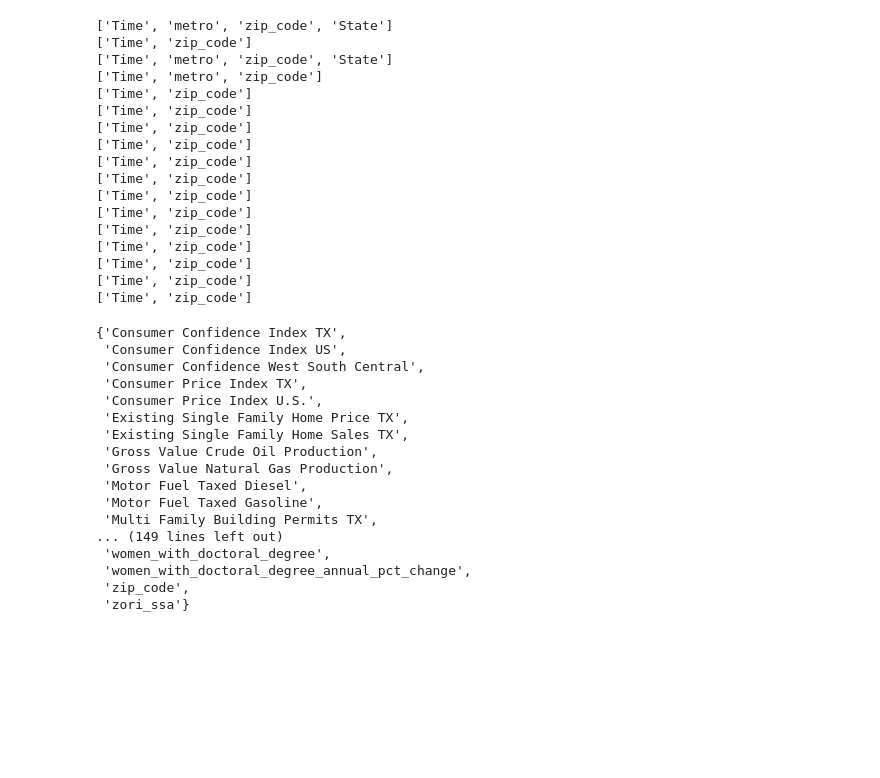
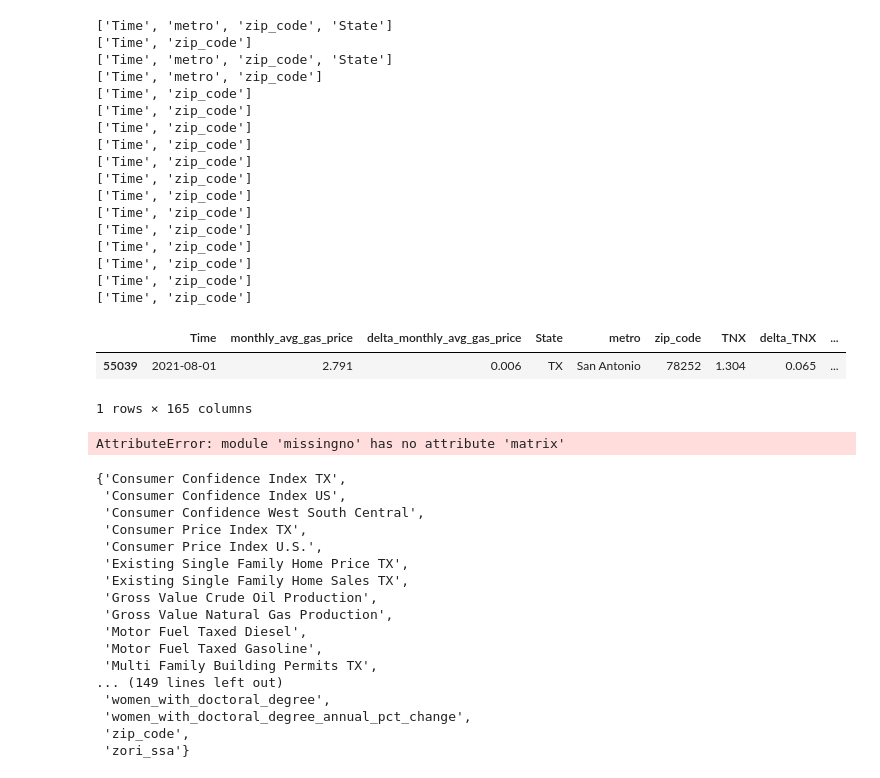
Before and after one commit to HaydenWarren/zri-forecast, a Jupyter notebook: Robert_Lando/XGBoost Attempt.ipynb, the cells around one changed output. Cells and saved outputs as stored; diff of their text form; code cells hidden in the pictures; blank space fills up the shorter version.

```diff
--- a/Robert_Lando/XGBoost Attempt.ipynb
+++ b/Robert_Lando/XGBoost Attempt.ipynb
@@ -385,6 +385,17 @@ for i in range(2,len(merge_index_order)):
 ['Time', 'zip_code']
 ['Time', 'zip_code']
 ['Time', 'zip_code']
+# %%
+merged.tail(1)
+# %% [output]
+|  | Time | monthly_avg_gas_price | delta_monthly_avg_gas_price | State | metro | zip_code | TNX | delta_TNX | ... |
+| 55039 | 2021-08-01 | 2.791 | 0.006 | TX | San Antonio | 78252 | 1.304 | 0.065 | ... |
+1 rows × 165 columns
+# %%
+import missingno as msno
+msno.matrix(merged)
+# %% [output]
+AttributeError: module 'missingno' has no attribute 'matrix'
 # %%
 set(merged.columns)
 # %% [output]
```
Also changed, not shown: parts of 11 cells of this notebook, 1 other file.
